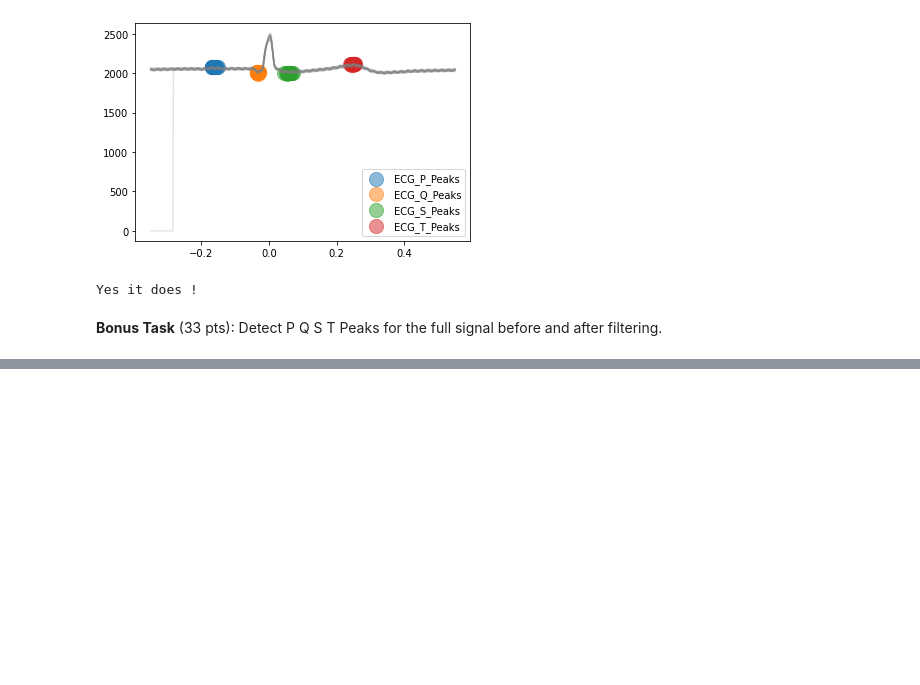
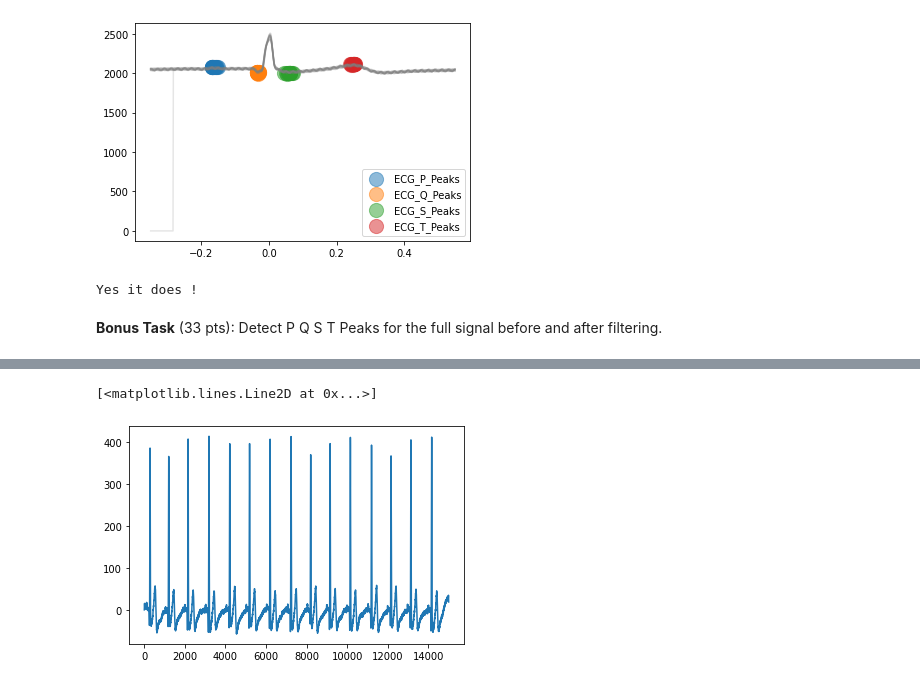
Before and after one commit to bostongfx/cs666student_2023, a Jupyter notebook: Copy_of_CS666_Assignment_1.ipynb, the cells around one changed output, grey strips where cells are left out. Saved outputs shown, nothing was run; the diff lists cells and outputs as text; code cells hidden in the pictures; blank space fills up the shorter version.

```diff
--- a/Copy_of_CS666_Assignment_1.ipynb
+++ b/Copy_of_CS666_Assignment_1.ipynb
@@ -165,7 +181,18 @@ Yes it does !
 # %%
 # TODO Let's filter the signal and see if the detection improves.
 # Hint: You can use nk.signal_filter to define a bandpass.
 # Hint 2: Which lowcut and highcut frequencies work well? Play with it :)
 # Hint 3: You don't need to re-calculate the rpeaks since they are pretty accurate in general.
+import numpy as np
+import pandas as pd
+lowcut = 0.5
+highcut = 40
+order = 2
+ecg_filter = nk.signal_filter(signal, highcut=highcut, lowcut=lowcut, method='butter', order=order, sampling_rate=SAMPLING_RATE)
+plt.plot(ecg_filter[0:15000])
+#_,waves_peak = ecg_filter(filter,rpeaks,sampling_rate=1000,method="peak",show=True,show_type='peaks')
+# %% [output]
+[<matplotlib.lines.Line2D at 0x...>]
+[figure, added]
 # %%
 # Finally, run the delineation on the filtered signal from BioSPPY.
```
Also changed, not shown: parts of 8 cells of this notebook.
